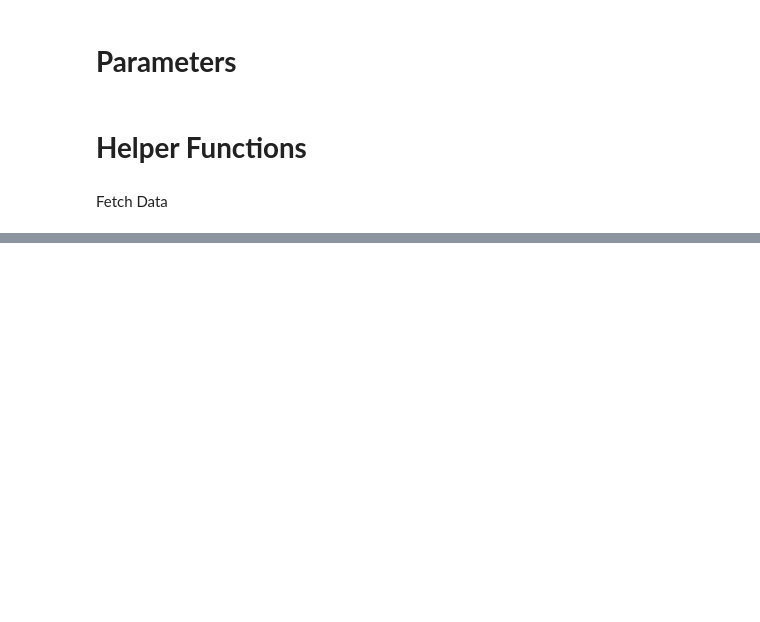
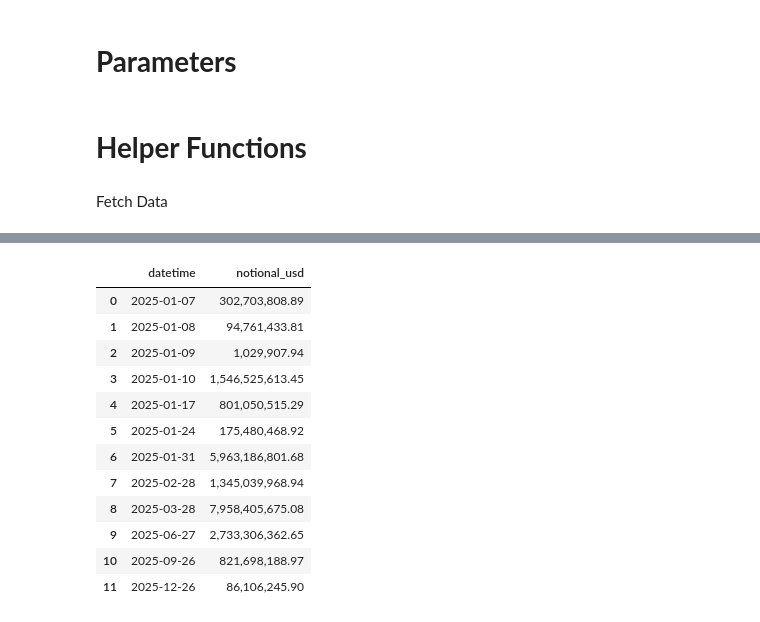
Before and after one commit to r0bbar/siglab, a Jupyter notebook: siglab_py/deribit_openinterest.ipynb, the cells around one changed output, grey strips where cells are left out. Drawn from its saved outputs; the diff is of its cells as text; code cells hidden in the pictures; blank space fills up the shorter version.

```diff
--- a/siglab_py/deribit_openinterest.ipynb
+++ b/siglab_py/deribit_openinterest.ipynb
@@ -138,7 +142,12 @@ def timestamp_to_datetime_cols(pd_candles : pd.DataFrame):
 
 def fetch_deribit_btc_option_expiries(
     market: str = 'BTC'
-) -> list[Tuple[str, float]]:
+) -> Dict[
+    str, Union[
+        Dict[str, float],
+        Dict[str, Dict[str, Union[str, float]]]
+    ]
+]:
     exchange = deribit()
     instruments = exchange.public_get_get_instruments({
         'currency': market,
@@ -152,9 +161,12 @@ def fetch_deribit_btc_option_expiries(
     index_price = float(index_price)
 
     expiry_data : Dict[str, float] = {}
+    expiry_data_breakdown_by_strike : Dict[str, Dict] = {}
     for instrument in instruments:
         expiry_timestamp = int(instrument["expiration_timestamp"]) / 1000
         expiry_date = datetime.utcfromtimestamp(expiry_timestamp)
+
+        strike = float(instrument['strike'])
 
         ticker = exchange.public_get_ticker({
             'instrument_name': instrument['instrument_name']
@@ -169,8 +181,22 @@ def fetch_deribit_btc_option_expiries(
             expiry_data[expiry_str] = 0
         expiry_data[expiry_str] += notional_value
 
+        if f"{expiry_str}-{strike}" not in expiry_data_breakdown_by_strike:
+            expiry_data_breakdown_by_strike[f"{expiry_str}-{strike}"] = {
+                'expiry' : expiry_str,
+                'strike' : strike,
+                'notional_value' : notional_value
+            }
+        else:
+            expiry_data_breakdown_by_strike[f"{expiry_str}-{strike}"]['notional_value'] += notional_value
+
     sorted_expiry_data = sorted(expiry_data.items())
-    return sorted_expiry_data
+
+    return {
+        'index_price' : index_price,
+        'by_expiry' : sorted_expiry_data, # type: ignore Otherwise, Error: Type "dict[str, list[tuple[str, float]] | dict[str, Dict[Unknown, Unknown]]]" is not assignable to return type "Dict[str, Dict[str, float] | Dict[str, Dict[str, str | float]]]"
+        'by_expiry_and_strike' : expiry_data_breakdown_by_strike
+    }
 
 def _fetch_historical_daily_candle_height(
         exchange,
@@ -221,0 +238,18 @@ INFO:root:2025-01-02 03:24:46.581600 Took 78 sec to fetch option expiry data fro
+# %%
+pd_expiry_data_by_expiry = pd.DataFrame([ { 'datetime' : x[0], 'notional_usd' : x[1] } for x in expiry_data_by_expiry ])
+pd_expiry_data_by_expiry['notional_usd'] = pd_expiry_data_by_expiry['notional_usd'].apply(lambda x: f"{x:,.2f}")
+pd_expiry_data_by_expiry
+# %% [output]
+|  | datetime | notional_usd |
+| 0 | 2025-01-07 | 302,703,808.89 |
+| 1 | 2025-01-08 | 94,761,433.81 |
+| 2 | 2025-01-09 | 1,029,907.94 |
+| 3 | 2025-01-10 | 1,546,525,613.45 |
+| 4 | 2025-01-17 | 801,050,515.29 |
+| 5 | 2025-01-24 | 175,480,468.92 |
+| 6 | 2025-01-31 | 5,963,186,801.68 |
+| 7 | 2025-02-28 | 1,345,039,968.94 |
+| 8 | 2025-03-28 | 7,958,405,675.08 |
+| 9 | 2025-06-27 | 2,733,306,362.65 |
+| 10 | 2025-09-26 | 821,698,188.97 |
+| 11 | 2025-12-26 | 86,106,245.90 |
```
Also changed, not shown: parts of 7 cells of this notebook.
